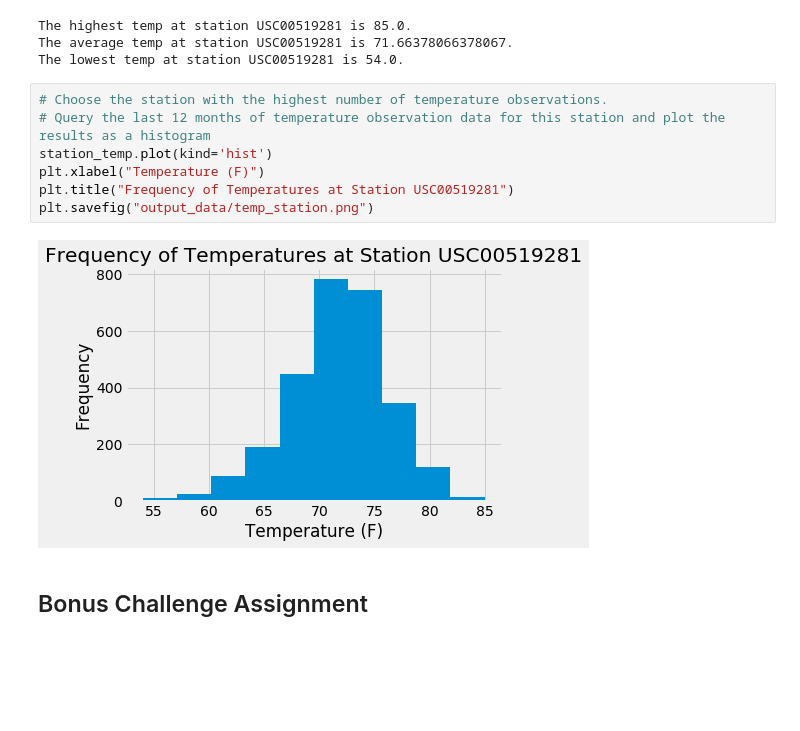
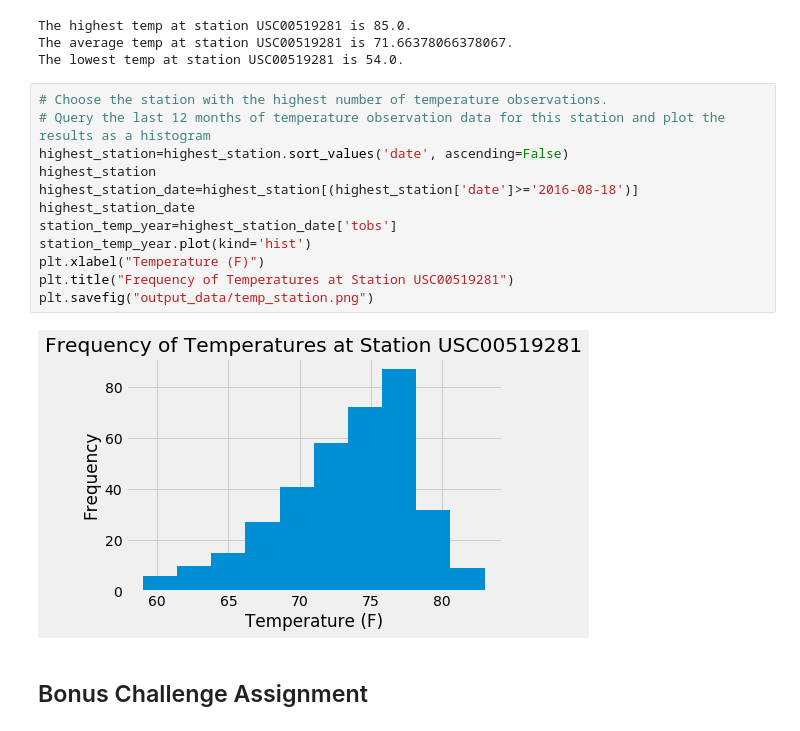
Before and after one commit to kayoung7766/sqlalchemy-challenge, a Jupyter notebook: climate_starter.ipynb, the cells around one changed output. Cells and saved outputs as stored; diff of their text form; blank space fills up the shorter version.

Commit message:
missing first graph

```diff
--- a/climate_starter.ipynb
+++ b/climate_starter.ipynb
@@ -138,12 +137,17 @@ The lowest temp at station USC00519281 is 54.0.
 # %%
 # Choose the station with the highest number of temperature observations.
 # Query the last 12 months of temperature observation data for this station and plot the results as a histogram
-station_temp.plot(kind='hist')
+highest_station=highest_station.sort_values('date', ascending=False)
+highest_station
+highest_station_date=highest_station[(highest_station['date']>='2016-08-18')]
+highest_station_date
+station_temp_year=highest_station_date['tobs']
+station_temp_year.plot(kind='hist')
 plt.xlabel("Temperature (F)")
 plt.title("Frequency of Temperatures at Station USC00519281")
 plt.savefig("output_data/temp_station.png")
 # %% [output]
-[figure, old version]
+[figure, new version]
 # %% [markdown]
 ## Bonus Challenge Assignment
 # %%
```
Also changed, not shown: parts of 1 cell of this notebook, 1 other file.
